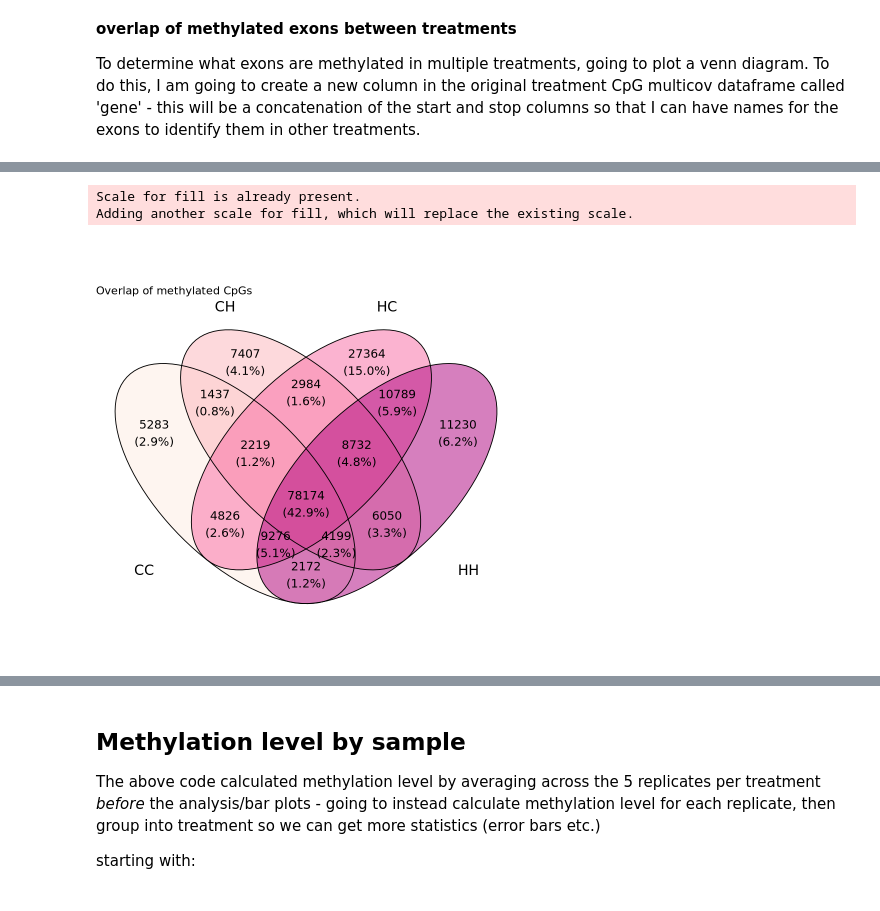
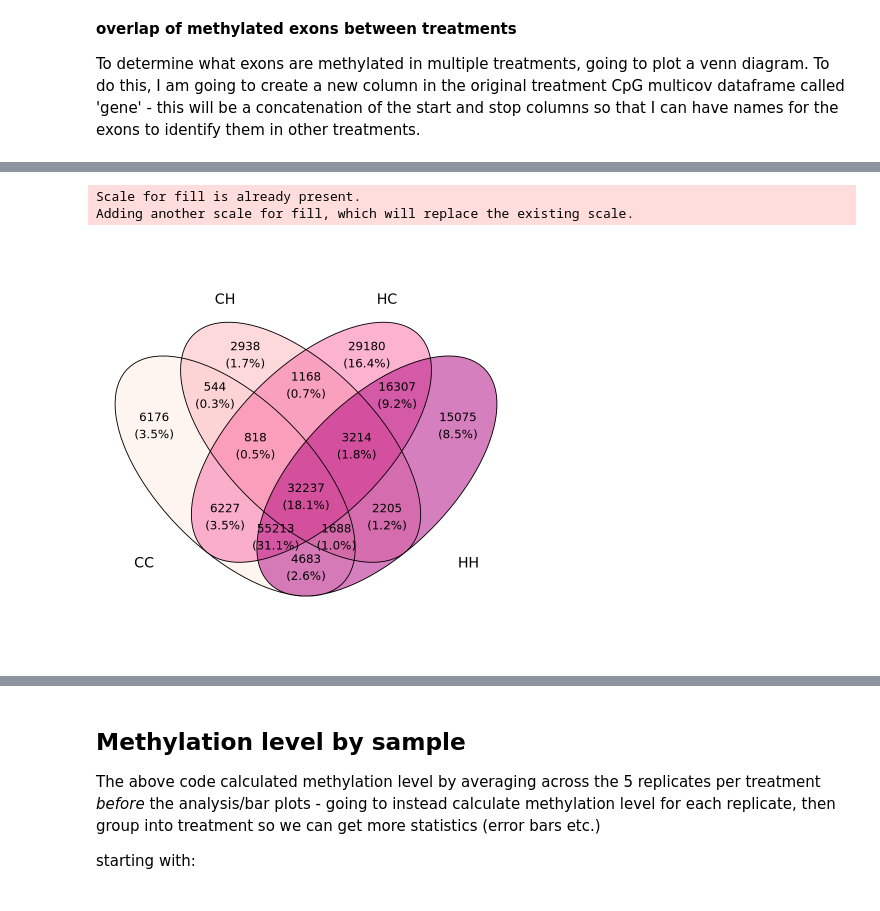
Before and after one commit to jgmcdonough/CE18_methylRAD_analysis, a Jupyter notebook: analysis/genomic_feature_tracks/methylation_level_of_features.ipynb, the cells around one changed output, grey strips where cells are left out. Saved outputs shown, nothing was run; the diff lists cells and outputs as text; code cells hidden in the pictures.

```diff
--- a/analysis/genomic_feature_tracks/methylation_level_of_features.ipynb
+++ b/analysis/genomic_feature_tracks/methylation_level_of_features.ipynb
@@ -629,7 +641,7 @@ ERROR: Error in rowMeans(CC_multicov[, 5:9]): 'x' must be numeric
 **CONTROL HYPOXIC**
 # %%
 # Calculate average counts of last 5 columns
-CH_multicov$avg_counts <- rowMeans(CH_multicov[,5:9])
+CH_multicov$avg_counts <- rowMeans(CH_multicov[,6:10])
 
 # Remove rows with averages below 5
 CH_filtered <- CH_multicov[CH_multicov$avg_counts >= 5, ]
@@ -650,7 +662,7 @@ print(paste(CHpercent_me, "% of CpG dinucleotide is methylated"))
 **HYPOXIC HYPOXIC**
 # %%
 # Calculate average counts of last 5 columns
-HH_multicov$avg_counts <- rowMeans(HH_multicov[,5:9])
+HH_multicov$avg_counts <- rowMeans(HH_multicov[,6:10])
 
 # Remove rows with averages below 5
 HH_filtered <- HH_multicov[HH_multicov$avg_counts >= 5, ]
@@ -671,7 +683,7 @@ print(paste(HHpercent_me, "% of CpG dinucleotide is methylated"))
 **HYPOXIC CONTROL**
 # %%
 # Calculate average counts of last 5 columns
-HC_multicov$avg_counts <- rowMeans(HC_multicov[,5:9])
+HC_multicov$avg_counts <- rowMeans(HC_multicov[,6:10])
 
 # Remove rows with averages below 5
 HC_filtered <- HC_multicov[HC_multicov$avg_counts >= 5, ]
@@ -776,5 +798,5 @@ A data.frame: 6 × 10
 # %%
-CC_filtered$CpG <- paste(CC_filtered$start, CC_filtered$stop, sep='_')
+HC_filtered$CpG <- paste(HC_filtered$start, HC_filtered$stop, sep='_')
 
-head(CC_filtered)
+head(HC_filtered)
 # %% [output]
@@ -790,23 +812,22 @@ A data.frame: 6 × 10
 # %%
 x = list(A = CC_filtered$CpG,
          B = CH_filtered$CpG,
          C = HC_filtered$CpG,
         D = HH_filtered$CpG)
 
 names(x) <- c('CC', 'CH', 'HC', 'HH')
 
 cpg_venn <- ggvenn(x,
       set_name_size = 6,
        text_size = 5,
       stroke_size = 0.5,
        show_percentage = TRUE) +
-scale_fill_brewer(palette = "RdPu",  direction = 1) +
-labs(title = "Overlap of methylated CpGs")
+scale_fill_brewer(palette = "RdPu",  direction = 1)
 
 cpg_venn
 # %% [output]
 Scale for fill is already present.
 Adding another scale for fill, which will replace the existing scale.
-[figure, old version]
+[figure, new version]
 # %%
 ggsave('/project/pi_sarah_gignouxwolfsohn_uml_edu/julia/CE_MethylRAD_analysis_2018/analysis/figures/cpgMe_venn.pdf', cpg_venn)
```
Also changed, not shown: parts of 10 cells of this notebook.
